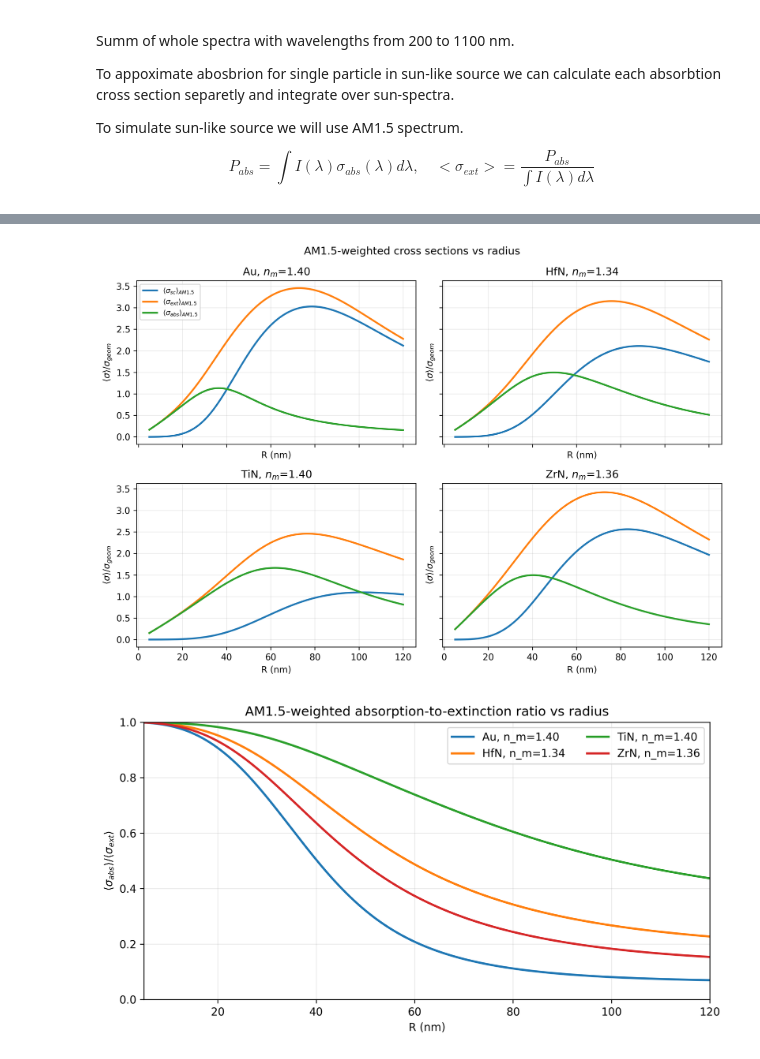
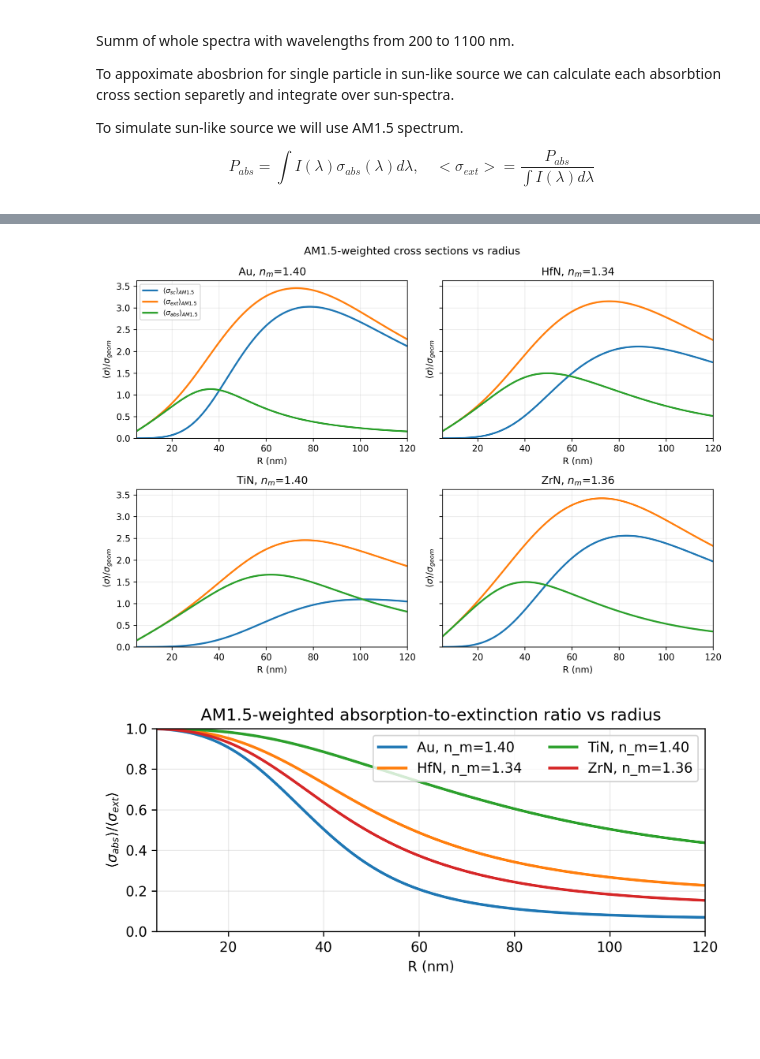
Before and after one commit to semyonbo/ReNEW-Gold-Alternative, a Jupyter notebook: plots.ipynb, the cells around one changed output, grey strips where cells are left out. Drawn from its saved outputs; the diff is of its cells as text; code cells hidden in the pictures; blank space fills up the shorter version.

```diff
--- a/plots.ipynb
+++ b/plots.ipynb
@@ -168,7 +168,7 @@ wls = np.linspace(420, 950, 250)
 R = 50
 eps_m = (1.4)**2  # in water
 
-fig, axes = plt.subplots(2, 2, figsize=(7, 5), dpi=300, sharex=True, sharey=True)
+fig, axes = plt.subplots(2, 2, figsize=(7, 5), dpi=300, sharey=True)
 axes = axes.ravel()
 
 for i, mat in enumerate(mats):
@@ -190,7 +190,7 @@ for ax in axes:
 
 axes[0].legend(loc='best', fontsize=8)
 fig.suptitle(f'Dipole model, R={R} nm, $n_m$={np.sqrt(eps_m):.1f}')
-fig.tight_layout()
+plt.tight_layout()
 plt.savefig('plots/cross_sections_monochromatic_comparison.pdf', dpi=300)
 plt.show()
 # %% [output]
@@ -320,7 +322,7 @@ I_cs = np.interp(wls_cs, wl_am15, I_am15)
 I_norm = np.trapezoid(I_cs, wls_cs)
 
 results = {}
-fig, axes = plt.subplots(2, 2, figsize=(10, 7), dpi=300, sharex=True, sharey=True)
+fig, axes = plt.subplots(2, 2, figsize=(10, 7), dpi=300, sharey=True)
 axes = axes.ravel()
 
 for i, mat in enumerate(mats):
@@ -358,6 +360,8 @@ for i, mat in enumerate(mats):
     ax.plot(R_values, Csca_sun_R, lw=2, label='$\\langle\\sigma_{sc}\\rangle_{AM1.5}$')
     ax.plot(R_values, Cext_sun_R, lw=2, label='$\\langle\\sigma_{ext}\\rangle_{AM1.5}$')
     ax.plot(R_values, Cabs_sun_R, lw=2, label='$\\langle\\sigma_{abs}\\rangle_{AM1.5}$')
+    ax.set_xlim(R_values[0], R_values[-1])
+    ax.set_ylim(bottom=0)
     ax.set_title(f"{mat}, $n_m$={n_medium:.2f}")
     ax.set_xlabel('R (nm)')
     ax.set_ylabel('$\\langle\\sigma\\rangle/\\sigma_{geom}$')
@@ -365,25 +369,25 @@ for i, mat in enumerate(mats):
 
 axes[0].legend(loc='best', fontsize=8)
 fig.suptitle('AM1.5-weighted cross sections vs radius')
-fig.tight_layout()
+plt.tight_layout()
 plt.savefig('plots/cross_sections_AM1.5_comparison.pdf', dpi=300)
 plt.show()
 # %% [output]
-[figure, old version]
+[figure, new version]
 # %%
-plt.figure(figsize=(8.2, 4.5), dpi=300)
+plt.figure(figsize=(6.5, 3), dpi=300)
 for mat in mats:
     plt.plot(results[mat]['R'], results[mat]['ratio'], lw=2, label=f"{mat}, n_m={results[mat]['n_medium']:.2f}")
 
 plt.xlabel('R (nm)')
 plt.ylabel('$\\langle\\sigma_{abs}\\rangle / \\langle\\sigma_{ext}\\rangle$')
 plt.title('AM1.5-weighted absorption-to-extinction ratio vs radius')
 plt.xlim(R_values[0], R_values[-1])
 plt.ylim(0, 1)
 plt.grid(alpha=0.25)
 plt.legend(ncol=2)
 plt.tight_layout()
 plt.savefig('plots/abs_ext_ratio_AM1.5_comparison.pdf', dpi=300)
 plt.show()
 # %% [output]
-[figure, old version]
+[figure, new version]
```
Also changed, not shown: parts of 3 cells of this notebook, 6 other files.
